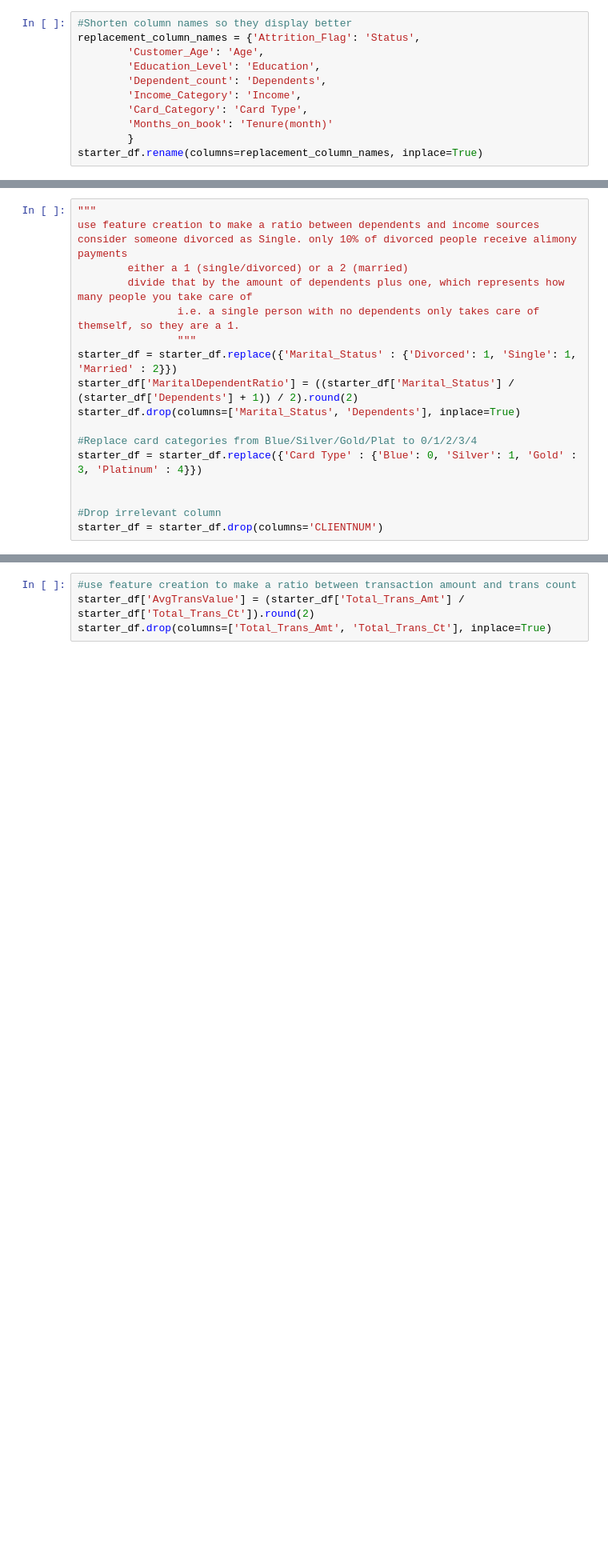
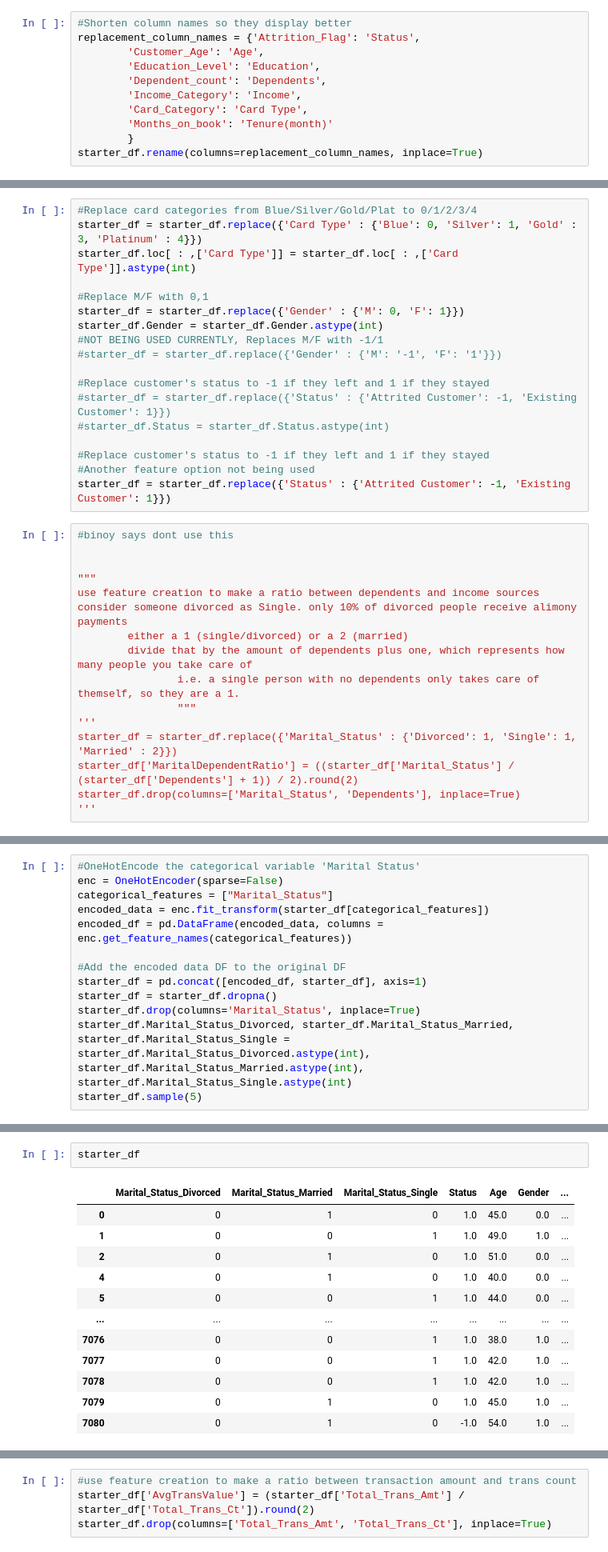
Before and after one commit to carasaj/bank_churn_model, a Jupyter notebook: bank_churn_dataset2.ipynb, the cells around one changed output, grey strips where cells are left out. Shown at 80% size. Drawn from its saved outputs; the diff is of its cells as text; blank space fills up the shorter version.

Commit message:
add xgb, adab, did parameter trialerror, scaled and encoded

```diff
--- a/bank_churn_dataset2.ipynb
+++ b/bank_churn_dataset2.ipynb
@@ -78,4 +69,25 @@ starter_df = starter_df.replace({'Status' : {'Attrited Customer': -1, 'Existing
+# %%
+#Replace card categories from Blue/Silver/Gold/Plat to 0/1/2/3/4
+starter_df = starter_df.replace({'Card Type' : {'Blue': 0, 'Silver': 1, 'Gold' : 3, 'Platinum' : 4}})
+starter_df.loc[ : ,['Card Type']] = starter_df.loc[ : ,['Card Type']].astype(int)
+
+#Replace M/F with 0,1
+starter_df = starter_df.replace({'Gender' : {'M': 0, 'F': 1}})
+starter_df.Gender = starter_df.Gender.astype(int)
+#NOT BEING USED CURRENTLY, Replaces M/F with -1/1
+#starter_df = starter_df.replace({'Gender' : {'M': '-1', 'F': '1'}})
+
+#Replace customer's status to -1 if they left and 1 if they stayed
+#starter_df = starter_df.replace({'Status' : {'Attrited Customer': -1, 'Existing Customer': 1}})
+#starter_df.Status = starter_df.Status.astype(int)
+
+#Replace customer's status to -1 if they left and 1 if they stayed
+#Another feature option not being used
+starter_df = starter_df.replace({'Status' : {'Attrited Customer': -1, 'Existing Customer': 1}})
 # %%
+#binoy says dont use this
+
+
 """
 use feature creation to make a ratio between dependents and income sources
 consider someone divorced as Single. only 10% of divorced people receive alimony payments
@@ -83,13 +95,8 @@ consider someone divorced as Single. only 10% of divorced people receive alimony
         divide that by the amount of dependents plus one, which represents how many people you take care of
                 i.e. a single person with no dependents only takes care of themself, so they are a 1.
                 """
+'''
 starter_df = starter_df.replace({'Marital_Status' : {'Divorced': 1, 'Single': 1, 'Married' : 2}})
 starter_df['MaritalDependentRatio'] = ((starter_df['Marital_Status'] / (starter_df['Dependents'] + 1)) / 2).round(2)
 starter_df.drop(columns=['Marital_Status', 'Dependents'], inplace=True)
-
-#Replace card categories from Blue/Silver/Gold/Plat to 0/1/2/3/4
-starter_df = starter_df.replace({'Card Type' : {'Blue': 0, 'Silver': 1, 'Gold' : 3, 'Platinum' : 4}})
-
-
-#Drop irrelevant column
-starter_df = starter_df.drop(columns='CLIENTNUM')
+'''
@@ -95,0 +105,13 @@ starter_df = starter_df.drop(columns='CLIENTNUM')
+# %%
+#OneHotEncode the categorical variable 'Marital Status'
+enc = OneHotEncoder(sparse=False)
+categorical_features = ["Marital_Status"]
+encoded_data = enc.fit_transform(starter_df[categorical_features])
+encoded_df = pd.DataFrame(encoded_data, columns = enc.get_feature_names(categorical_features))
+
+#Add the encoded data DF to the original DF
+starter_df = pd.concat([encoded_df, starter_df], axis=1)
+starter_df = starter_df.dropna()
+starter_df.drop(columns='Marital_Status', inplace=True)
+starter_df.Marital_Status_Divorced, starter_df.Marital_Status_Married, starter_df.Marital_Status_Single = starter_df.Marital_Status_Divorced.astype(int), starter_df.Marital_Status_Married.astype(int), starter_df.Marital_Status_Single.astype(int)
+starter_df.sample(5)
@@ -100,0 +131,15 @@ starter_df.drop(columns=['Avg_Open_To_Buy', 'Credit_Limit'], inplace=True)
+# %%
+starter_df
+# %% [output]
+|  | Marital_Status_Divorced | Marital_Status_Married | Marital_Status_Single | Status | Age | Gender | ... |
+| 0 | 0 | 1 | 0 | 1.0 | 45.0 | 0.0 | ... |
+| 1 | 0 | 0 | 1 | 1.0 | 49.0 | 1.0 | ... |
+| 2 | 0 | 1 | 0 | 1.0 | 51.0 | 0.0 | ... |
+| 4 | 0 | 1 | 0 | 1.0 | 40.0 | 0.0 | ... |
+| 5 | 0 | 0 | 1 | 1.0 | 44.0 | 0.0 | ... |
+| ... | ... | ... | ... | ... | ... | ... | ... |
+| 7076 | 0 | 0 | 1 | 1.0 | 38.0 | 1.0 | ... |
+| 7077 | 0 | 0 | 1 | 1.0 | 42.0 | 1.0 | ... |
+| 7078 | 0 | 0 | 1 | 1.0 | 42.0 | 1.0 | ... |
+| 7079 | 0 | 1 | 0 | 1.0 | 45.0 | 1.0 | ... |
+| 7080 | 0 | 1 | 0 | -1.0 | 54.0 | 1.0 | ... |
```
Also changed, not shown: parts of 31 cells of this notebook.
